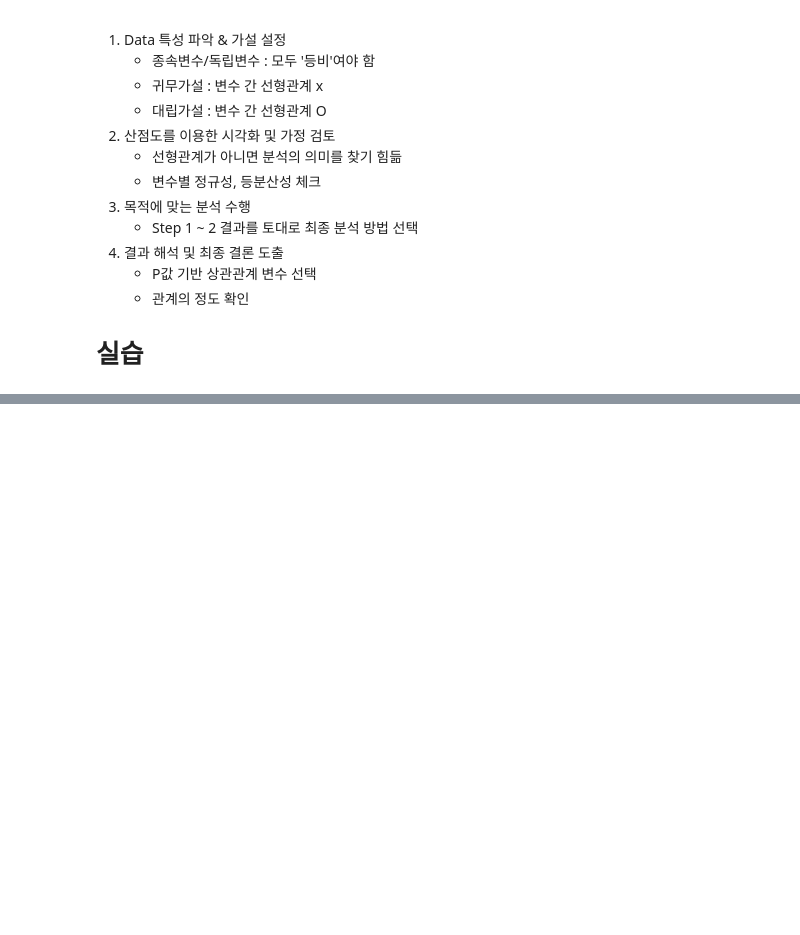
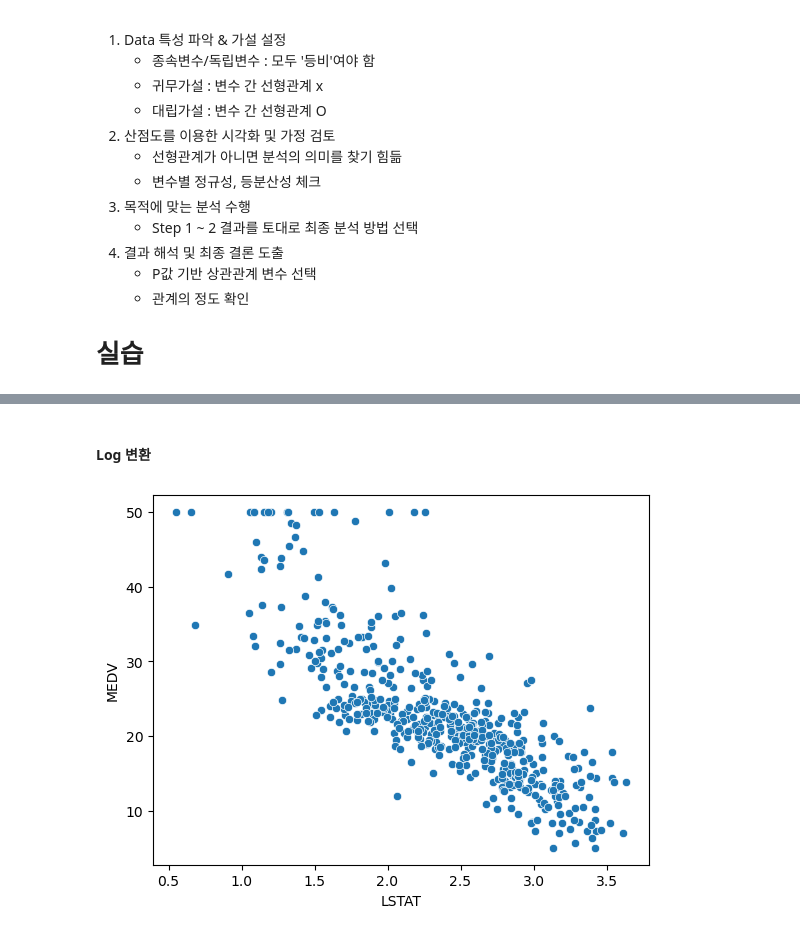
Before and after one commit to Jihwan98/aivle_school, a Jupyter notebook: pre_study/6.2 상관분석.ipynb, the cells around one changed output, grey strips where cells are left out. Saved outputs shown, nothing was run; the diff lists cells and outputs as text; code cells hidden in the pictures; blank space fills up the shorter version.

```diff
--- a/pre_study/6.2 상관분석.ipynb
+++ b/pre_study/6.2 상관분석.ipynb
@@ -77,0 +194,7 @@ ParserError: Error tokenizing data. C error: Expected 24 fields in line 2, saw 2
+# %% [markdown]
+#### Log 변환
+# %%
+sns.scatterplot(x=np.log(boston_df['LSTAT']), y=boston_df['MEDV'])
+plt.show()
+# %% [output]
+[figure, added]
```
Also changed, not shown: parts of 31 cells of this notebook.
